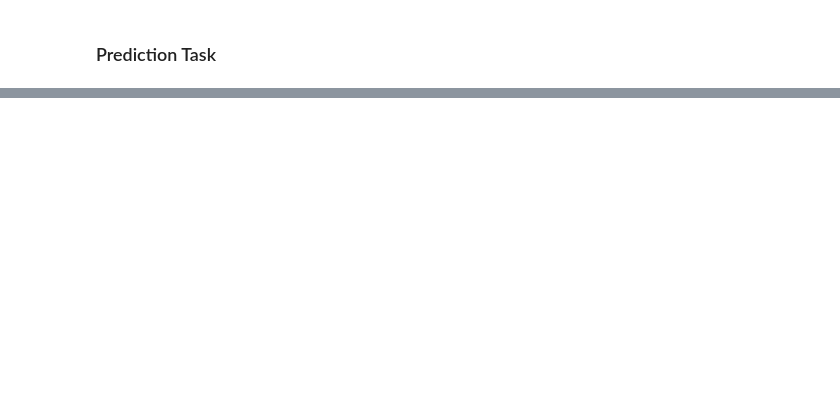
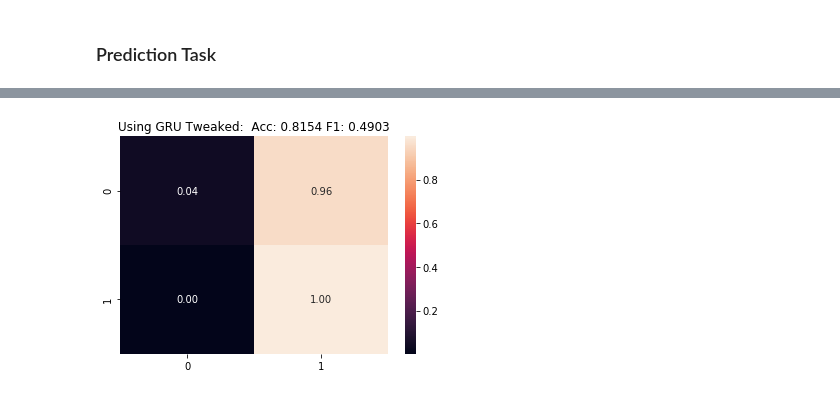
Before and after one commit to Nchaos/RNNs, a Jupyter notebook: notebooks/NC_Lab7.ipynb, the cells around one changed output, grey strips where cells are left out. Saved outputs shown, nothing was run; the diff lists cells and outputs as text; code cells hidden in the pictures; blank space fills up the shorter version.

```diff
--- a/notebooks/NC_Lab7.ipynb
+++ b/notebooks/NC_Lab7.ipynb
@@ -79,0 +433,11 @@ warnings.filterwarnings('ignore')
+# %%
+rnn_gru2 = Sequential()
+rnn_gru2.add(embedding_layer)
+rnn_gru2.add(GRU(100, dropout=0.3, recurrent_dropout=0.2))
+rnn_gru2.add(Dense(2, activation='relu'))
+rnn_gru2.add(Dropout(0.2))
+rnn_gru2.add(Dense(2, activation='sigmoid'))
+rnn_gru2.compile(loss='categorical_crossentropy',
+                   optimizer='rmsprop',
+                   metrics=['accuracy', f1])
+rnn_gru2.summary()
@@ -79,0 +462,5 @@ warnings.filterwarnings('ignore')
+# %%
+history_rnn_gru2 = rnn_gru2.fit(X_train, y_train_ohe,
+                           validation_data=(X_test, y_test_ohe),
+                           epochs=3,
+                           batch_size=1000)
@@ -79,0 +475,4 @@ warnings.filterwarnings('ignore')
+# %%
+confusion_rnn(rnn_gru2, X_test, y_test, 'GRU Tweaked')
+# %% [output]
+[figure, added]
```
Also changed, not shown: parts of 54 cells of this notebook, 1 other file.
